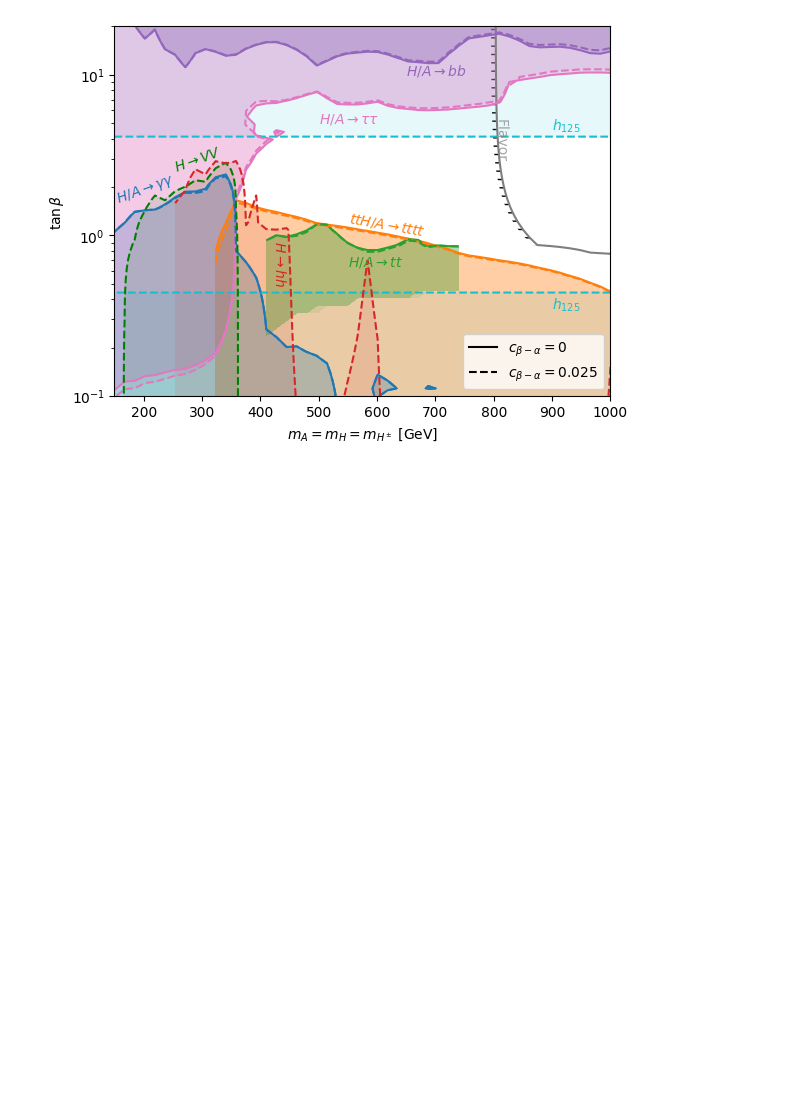
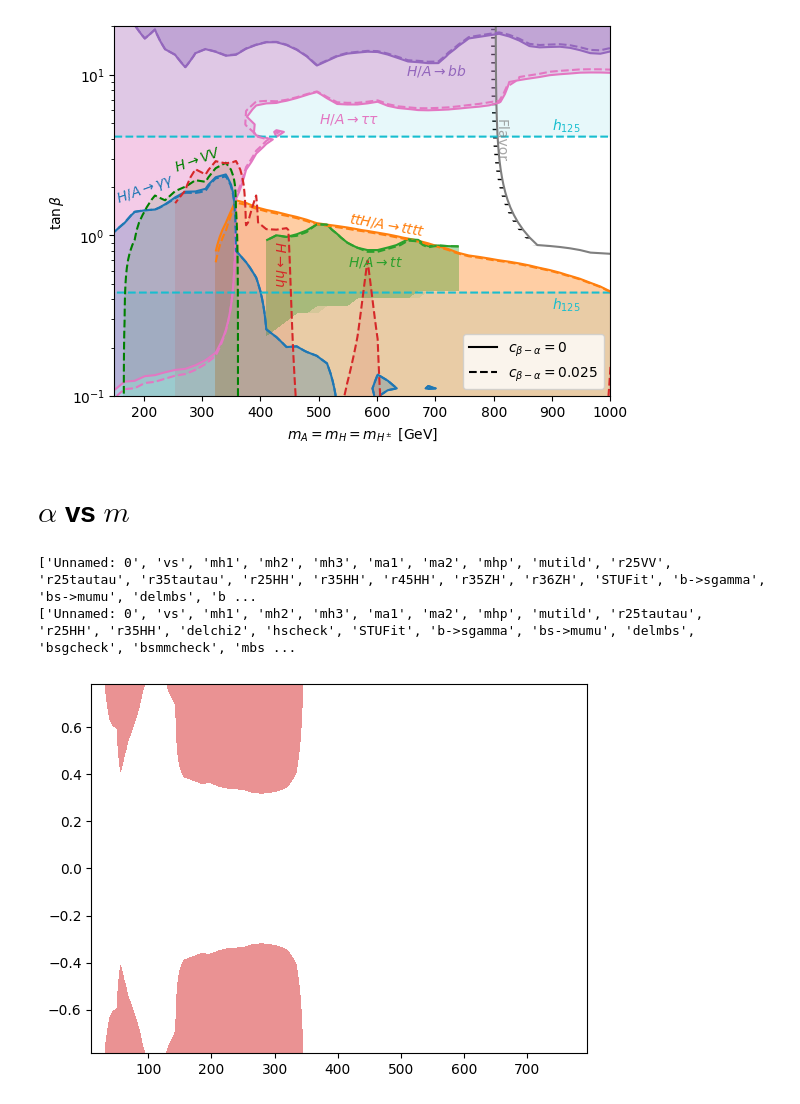
Before and after one commit to lich389/SPscan, a Jupyter notebook: plot/ctplt.ipynb, the cells around one changed output. Cells and saved outputs as stored; diff of their text form; code cells hidden in the pictures; blank space fills up the shorter version.

```diff
--- a/plot/ctplt.ipynb
+++ b/plot/ctplt.ipynb
@@ -521,3 +521,50 @@ plt.savefig('2HDMS_tb_ma_a1.png', dpi=300)
 # %% [output]
 ['Unnamed: 0', 'tb', 'vs', 'mh1', 'mh2', 'mh3', 'ma1', 'ma2', 'mhp', 'mutild', 'r25VV', 'r35VV', 'r35bb', 'r36bb', 'r25tautau', 'r35tautau', 'r36tautau', 'r35gamgam', 'r36gamgam', 'delchi2', 'hscheck' ...
 [figure]
+# %% [markdown]
+# $\alpha$ vs $m$
+# %%
+fig, ax = plt.subplots(1, 1)
+cntplt = fplt.cntplt(
+    50, 50,
+    '../build/',
+    '',
+    'mh3',
+    'a13',
+)
+cntpltlow = fplt.cntplt(
+    50, 20,
+    '../build/',
+    '',
+    'mh3',
+    'a13',
+)
+
+cntplt.printidx()
+cntpltlow.printidx()
+
+
+cntplt.get_inp_comb(['r35tautau'])
+cntplt.apdcomb(cntpltlow,'r25tautau')
+
+# print(cntplt.shape)
+# print((cntplt.X))
+# cntplt.reshape()
+cntplt.contcolor(ax,color='tab:red')
+
+
+# cntplt.get_inp_comb(['r45HH'])
+# cntplt.reshape()
+# cntplt.contcolor(ax,color='tab:red')
+
+# cntplt.get_inp_comb(['r35ZH'])
+# cntplt.reshape()
+# cntplt.contcolor(ax,color='tab:red')
+
+# cntplt.get_inp_comb(['r35gamgam'])
+# cntplt.reshape()
+# cntplt.contcolor(ax,color='tab:red')
+# %% [output]
+['Unnamed: 0', 'vs', 'mh1', 'mh2', 'mh3', 'ma1', 'ma2', 'mhp', 'mutild', 'r25VV', 'r25tautau', 'r35tautau', 'r25HH', 'r35HH', 'r45HH', 'r35ZH', 'r36ZH', 'STUFit', 'b->sgamma', 'bs->mumu', 'delmbs', 'b ...
+['Unnamed: 0', 'vs', 'mh1', 'mh2', 'mh3', 'ma1', 'ma2', 'mhp', 'mutild', 'r25tautau', 'r25HH', 'r35HH', 'delchi2', 'hscheck', 'STUFit', 'b->sgamma', 'bs->mumu', 'delmbs', 'bsgcheck', 'bsmmcheck', 'mbs ...
+[figure, added]
```
Also changed, not shown: 4 other files.
